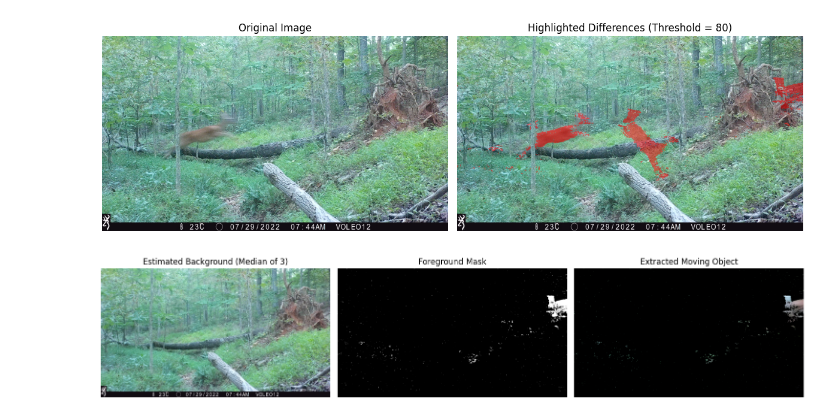
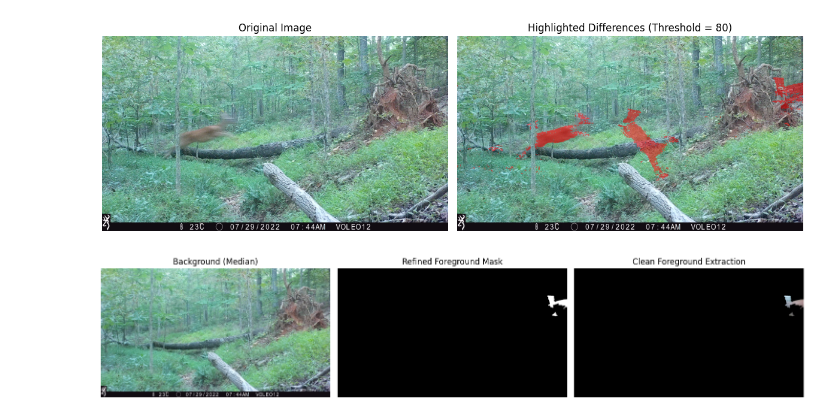
Before and after one commit to sagniksinha/HAAG_Stone_Mountain_Species_Detection_Project, a Jupyter notebook: scripts/ImageDifference.ipynb, the cells around one changed output. Drawn from its saved outputs; the diff is of its cells as text; code cells hidden in the pictures.

Commit message:
Image difference

```diff
--- a/ImageDifference.ipynb
+++ b/scripts/ImageDifference.ipynb
@@ -149,64 +149,106 @@ from matplotlib import pyplot as plt
 import sys
 
 # =========================================================
-# 1) Load the three sequential images
+# 1) Load images
 # =========================================================
-img1 = cv2.imread('4.JPG')
-img2 = cv2.imread('5.JPG')
-img3 = cv2.imread('6.JPG')
+filenames = ['4.JPG', '5.JPG', '6.JPG']
+images = [cv2.imread(f) for f in filenames]
 
-for i, img in enumerate([img1, img2, img3], start=1):
+for i, img in enumerate(images, start=1):
     if img is None:
-        sys.exit(f"❌ Error: Image {i}.JPG not found. Check path or filename.")
+        sys.exit(f"❌ Error: Image {i}.JPG not found or unreadable.")
 
-# Resize to same size
-h, w = img1.shape[:2]
-img2 = cv2.resize(img2, (w, h))
-img3 = cv2.resize(img3, (w, h))
+# Resize all to same size
+h, w = images[0].shape[:2]
+images = [cv2.resize(img, (w, h)) for img in images]
 
 # =========================================================
-# 2) Stack images and compute median pixel value
+# 2) Align images to the first one using ORB feature matching
 # =========================================================
-stack = np.stack([img1, img2, img3], axis=3)
+def align_image(img_ref, img_to_align):
+    orb = cv2.ORB_create(5000)
+    kp1, des1 = orb.detectAndCompute(img_ref, None)
+    kp2, des2 = orb.detectAndCompute(img_to_align, None)
+
+    matcher = cv2.BFMatcher(cv2.NORM_HAMMING, crossCheck=True)
+    matches = matcher.match(des1, des2)
+    matches = sorted(matches, key=lambda x: x.distance)
+
+    # Use top matches
+    points1 = np.float32([kp1[m.queryIdx].pt for m in matches[:100]]).reshape(-1, 1, 2)
+    points2 = np.float32([kp2[m.trainIdx].pt for m in matches[:100]]).reshape(-1, 1, 2)
+
+    # Estimate homography
+    H, _ = cv2.findHomography(points2, points1, cv2.RANSAC)
+    aligned = cv2.warpPerspective(img_to_align, H, (w, h))
+    return aligned
+
+aligned_images = [images[0]] + [align_image(images[0], img) for img in images[1:]]
+
+# =========================================================
+# 3) Compute median background from aligned images
+# =========================================================
+stack = np.stack(aligned_images, axis=3)
 background = np.median(stack, axis=3).astype(np.uint8)
 
 # =========================================================
-# 3) Optional: Extract moving objects (foreground)
+# 4) Subtract background more robustly to get moving objects
 # =========================================================
-# Absolute difference between frame and estimated background
-diff = cv2.absdiff(img2, background)
 
-# Convert to grayscale + threshold to highlight moving parts
-gray = cv2.cvtColor(diff, cv2.COLOR_BGR2GRAY)
-_, foreground_mask = cv2.threshold(gray, 10, 255, cv2.THRESH_BINARY)
+# Use the middle aligned image as main frame
+frame = aligned_images[1]
 
-# Smooth the mask
-foreground_mask = cv2.medianBlur(foreground_mask, 5)
+# Slight blur to reduce noise before diff
+blur_frame = cv2.GaussianBlur(frame, (5, 5), 0)
+blur_bg = cv2.GaussianBlur(background, (5, 5), 0)
 
-# Apply mask on original image to keep only moving object
-foreground = cv2.bitwise_and(img2, img2, mask=foreground_mask)
+# Compute color distance (L2 norm across channels)
+diff = np.sqrt(np.sum((blur_frame.astype(np.float32) - blur_bg.astype(np.float32))**2, axis=2))
+diff = cv2.normalize(diff, None, 0, 255, cv2.NORM_MINMAX).astype(np.uint8)
+
+# Threshold difference to get mask (tune threshold)
+_, mask = cv2.threshold(diff, 40, 255, cv2.THRESH_BINARY)
 
 # =========================================================
-# 4) Display results
+# 5) Clean mask with morphological operations
+# =========================================================
+mask = cv2.morphologyEx(mask, cv2.MORPH_OPEN, np.ones((5,5), np.uint8))
+mask = cv2.morphologyEx(mask, cv2.MORPH_CLOSE, np.ones((7,7), np.uint8))
+
+# Optionally remove tiny blobs (contours < 500 px)
+contours, _ = cv2.findContours(mask, cv2.RETR_EXTERNAL, cv2.CHAIN_APPROX_SIMPLE)
+clean_mask = np.zeros_like(mask)
+for c in contours:
+    if cv2.contourArea(c) > 500:  # keep only large areas
+        cv2.drawContours(clean_mask, [c], -1, 255, -1)
+mask = clean_mask
+
+# =========================================================
+# 6) Extract clean foreground
+# =========================================================
+foreground = cv2.bitwise_and(frame, frame, mask=mask)
+
+# =========================================================
+# 7) Show results
 # =========================================================
 plt.figure(figsize=(15,6))
 
 plt.subplot(1,3,1)
-plt.title('Estimated Background (Median of 3)')
+plt.title('Background (Median)')
 plt.imshow(cv2.cvtColor(background, cv2.COLOR_BGR2RGB))
 plt.axis('off')
 
 plt.subplot(1,3,2)
-plt.title('Foreground Mask')
-plt.imshow(foreground_mask, cmap='gray')
+plt.title('Refined Foreground Mask')
+plt.imshow(mask, cmap='gray')
 plt.axis('off')
 
 plt.subplot(1,3,3)
-plt.title('Extracted Moving Object')
+plt.title('Clean Foreground Extraction')
 plt.imshow(cv2.cvtColor(foreground, cv2.COLOR_BGR2RGB))
 plt.axis('off')
 
 plt.tight_layout()
 plt.show()
 # %% [output]
-[figure, old version]
+[figure, new version]
```
